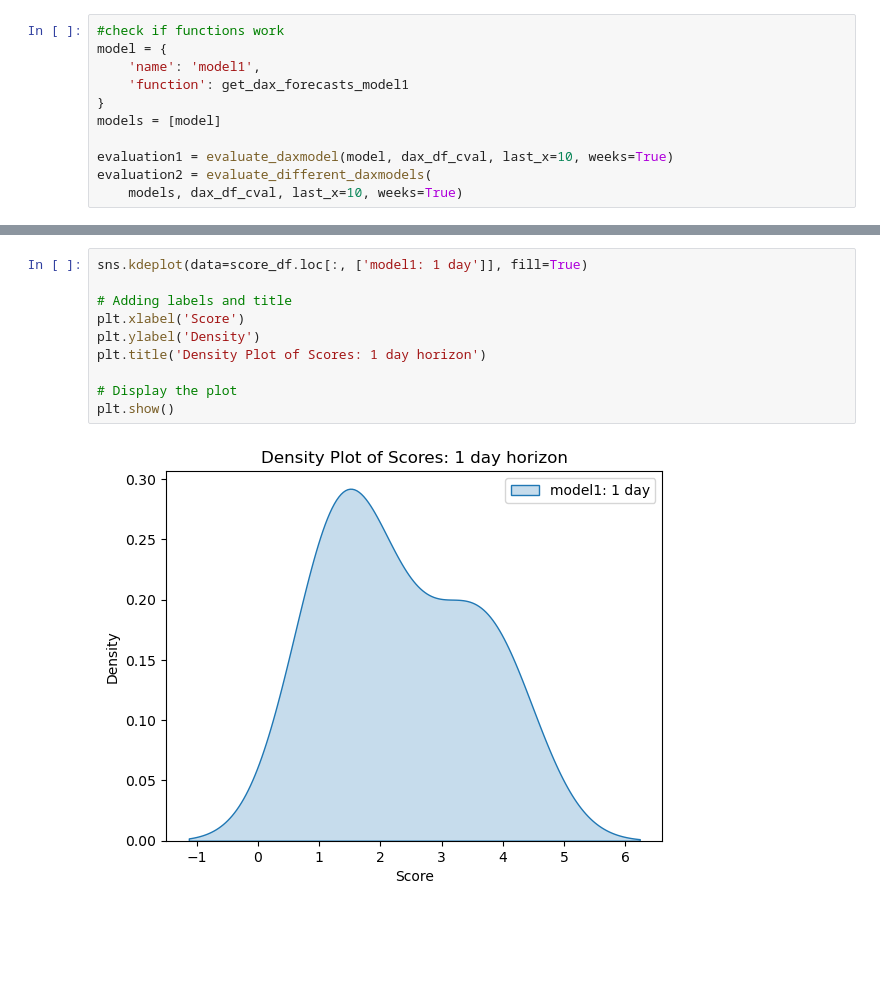
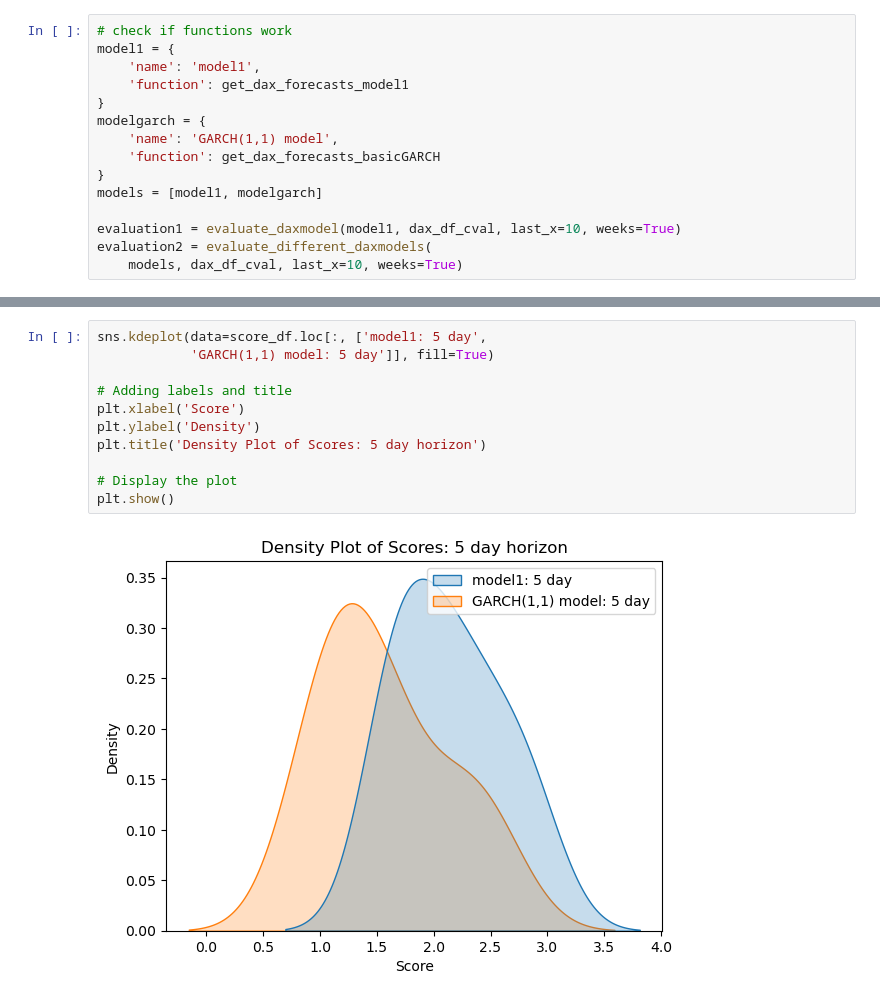
Before and after one commit to mweinreuter/PTSFC, a Jupyter notebook: evaluation/conduct_dax_evaluation.ipynb, the cells around one changed output, grey strips where cells are left out. Saved outputs shown, nothing was run; the diff lists cells and outputs as text; blank space fills up the shorter version.

Commit message:
Dax Evaluation

```diff
--- a/evaluation/conduct_dax_evaluation.ipynb
+++ b/evaluation/conduct_dax_evaluation.ipynb
@@ -20,14 +19,18 @@ start_date_excl = most_recent_thursday(dax_df)
 dax_df_cval = dax_df.loc[(dax_df.index >= dax_df.index[8062])
                          & (dax_df.index < start_date_excl)]
 # %%
-#check if functions work
-model = {
+# check if functions work
+model1 = {
     'name': 'model1',
     'function': get_dax_forecasts_model1
 }
-models = [model]
+modelgarch = {
+    'name': 'GARCH(1,1) model',
+    'function': get_dax_forecasts_basicGARCH
+}
+models = [model1, modelgarch]
 
-evaluation1 = evaluate_daxmodel(model, dax_df_cval, last_x=10, weeks=True)
+evaluation1 = evaluate_daxmodel(model1, dax_df_cval, last_x=10, weeks=True)
 evaluation2 = evaluate_different_daxmodels(
     models, dax_df_cval, last_x=10, weeks=True)
 # %% [output]
@@ -80,14 +68,15 @@ for h in horizons:
 
 score_df = pd.concat(scores, axis=1, keys=names)
 # %%
-sns.kdeplot(data=score_df.loc[:, ['model1: 1 day']], fill=True)
+sns.kdeplot(data=score_df.loc[:, ['model1: 5 day',
+            'GARCH(1,1) model: 5 day']], fill=True)
 
 # Adding labels and title
 plt.xlabel('Score')
 plt.ylabel('Density')
-plt.title('Density Plot of Scores: 1 day horizon')
+plt.title('Density Plot of Scores: 5 day horizon')
 
 # Display the plot
 plt.show()
 # %% [output]
-[figure, old version]
+[figure, new version]
```
Also changed, not shown: parts of 9 cells of this notebook, 8 other files.
